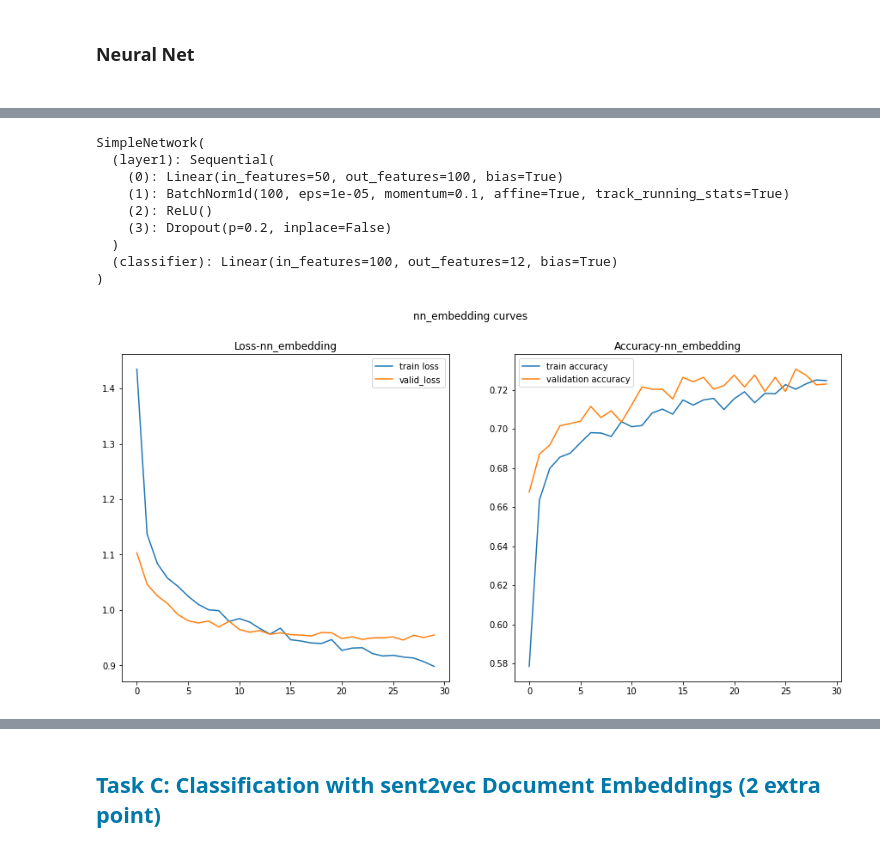
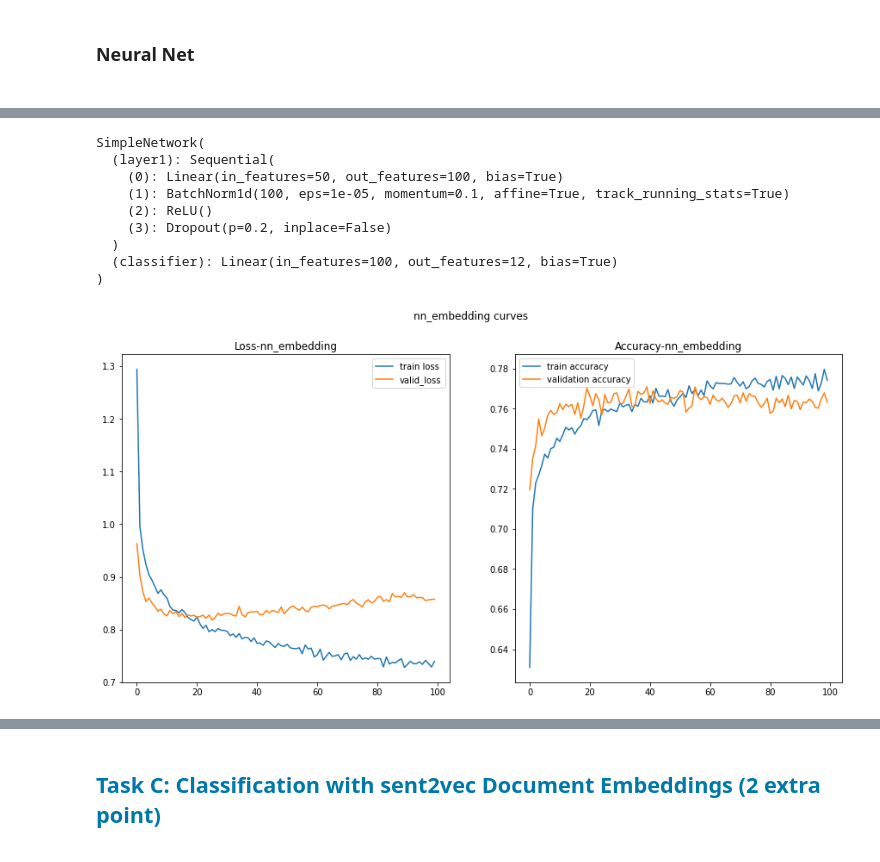
Before and after one commit to ozoin/NLP_Project, a Jupyter notebook: Assignment2.ipynb, the cells around one changed output, grey strips where cells are left out. Saved outputs shown, nothing was run; the diff lists cells and outputs as text; code cells hidden in the pictures.

```diff
--- a/Assignment2.ipynb
+++ b/Assignment2.ipynb
@@ -478,10 +470,10 @@ class SimpleNetwork(nn.Module):
             nn.Linear(feature_dim, hidden_dim),
             nn.BatchNorm1d(hidden_dim),
             nn.ReLU(),
-            nn.Dropout(dropout_prob))
+            nn.Dropout(dropout_prob)).to(device)
 
 
-        self.classifier = nn.Linear(hidden_dim, output_dim)
+        self.classifier = nn.Linear(hidden_dim, output_dim).to(device)
 
     def forward(self,x):
         return self.classifier(self.layer1(x))
@@ -500,8 +492,6 @@ class WordDataset(Dataset):
 # %%
 from tqdm.auto import tqdm
 from pathlib import Path
-
-
 def train_step(model: nn.Module,
                dataloader: torch.utils.data.DataLoader,
                loss_fn: torch.nn.modules.loss,
@@ -510,9 +500,10 @@ def train_step(model: nn.Module,
     train_loss, train_acc = 0, 0
 
     model.train()
-
+    model.to(device)
     for batch, (X,y) in enumerate(dataloader):
-        y_pred = model(X)
+        X, y = X.to(device), y.to(device)
+        y_pred = model(X).to(device)
         loss = loss_fn(y_pred, y)
         loss.backward()
         optimizer.step()
@@ -536,11 +527,12 @@ def valid_step(model: nn. Module,
               loss_fn : nn.Module):
 
     model.eval()
-
+    model.to(device)
     valid_loss, valid_acc = 0, 0
     with torch.inference_mode():
         for batch, (X, y) in enumerate(dataloader):
-            y_pred = model(X)
+            X, y = X.to(device), y.to(device)
+            y_pred = model(X).to(device)
             loss = loss_fn(y_pred, y)
             y_class = torch.argmax(torch.softmax(y_pred, dim=1), dim=1)
             valid_loss += loss.item()
@@ -551,7 +543,9 @@ def valid_step(model: nn. Module,
 
     return valid_loss, valid_acc
 
-def train_validate_save(model: nn.Module,
+def train_validate_save(
+          res_dict_save: dict,
+          model: nn.Module,
           train_loader: torch.utils.data.DataLoader,
           val_loader: torch.utils.data.DataLoader,
           optimizer: torch.optim,
@@ -564,13 +558,13 @@ def train_validate_save(model: nn.Module,
     results = dict(train_loss=[], train_acc=[], valid_loss=[], valid_acc=[])
 
     for epoch in tqdm(range(epochs)):
-        train_loss, train_acc = train_step(model=model,
+        train_loss, train_acc = train_step(model=model.to(device),
                                            dataloader=train_loader,
                                            optimizer=optimizer,
                                            loss_fn=loss_fn)
 
 
-        val_loss, val_acc = valid_step(model=model,
+        val_loss, val_acc = valid_step(model=model.to(device),
                                        dataloader=val_loader,
                                       loss_fn=loss_fn)
 
@@ -581,6 +575,15 @@ def train_validate_save(model: nn.Module,
         results['train_acc'].append(train_acc)
         results['valid_loss'].append(val_loss)
         results['valid_acc'].append(val_acc)
+
+    print("="*20)
+
+    final_train_acc = results['train_acc'][-1]
+    print(f"Final Train Accuracy: {final_train_acc:.4f}")
+    final_val_acc = results['valid_acc'][-1]
+    print(f"Final Validation Accuracy: {final_val_acc:.4f}")
+    res_dict_save['NN'] = [final_train_acc,final_val_acc]
+    print("="*20)
 
     if save:
 
@@ -654,14 +657,20 @@ valid_loader = DataLoader(dataset=valid_data,
 # %%
 nn_model = SimpleNetwork(feature_dim = 50,
                          hidden_dim = 100,
-                         output_dim = len(labels))
+                         output_dim = len(labels)).to(device)
 
 optimizer = torch.optim.Adam(params = nn_model.parameters())
 
 
 loss_fn = nn.CrossEntropyLoss()
 # %%
-train_validate_save(nn_model, train_loader, valid_loader, optimizer,
+result_embed = {
+    "SVM":[],
+    "NN":[],
+    "Grad.Boost clsf":[]
+}
+
+train_validate_save(result_embed, nn_model, train_loader, valid_loader, optimizer,
                    loss_fn, 'nn_embedding',
-                   epochs = 30)
+                   epochs = 100)
 # %% [output]
@@ -674,13 +694,13 @@ Epoch: 30 | Train loss: 0.9181 | Train acc: 0.7226 | Validation loss: 0.9512 | V
 SimpleNetwork(
   (layer1): Sequential(
     (0): Linear(in_features=50, out_features=100, bias=True)
     (1): BatchNorm1d(100, eps=1e-05, momentum=0.1, affine=True, track_running_stats=True)
     (2): ReLU()
     (3): Dropout(p=0.2, inplace=False)
   )
   (classifier): Linear(in_features=100, out_features=12, bias=True)
 )
-[figure, old version]
+[figure, new version]
 # %%
 from sklearn.model_selection import GridSearchCV
 from sklearn.naive_bayes import GaussianNB,MultinomialNB
```
Also changed, not shown: parts of 43 cells of this notebook.
